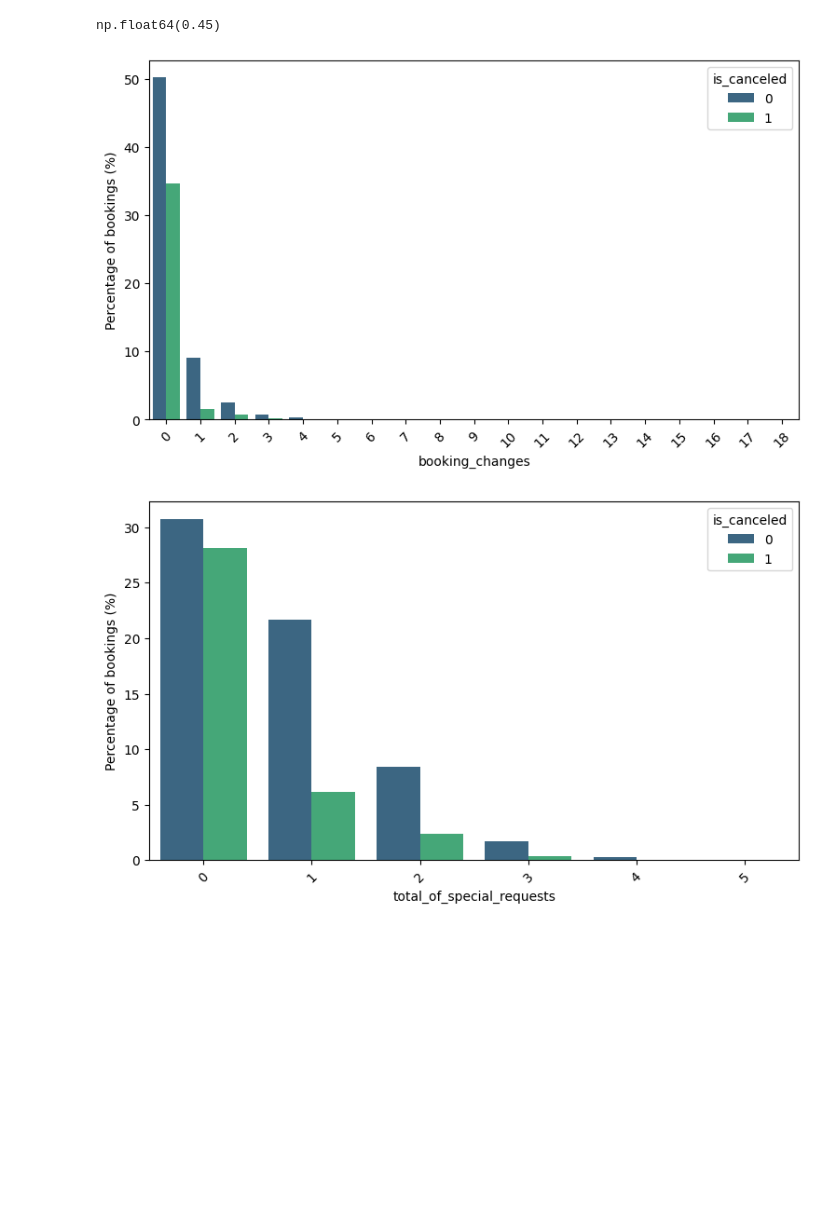
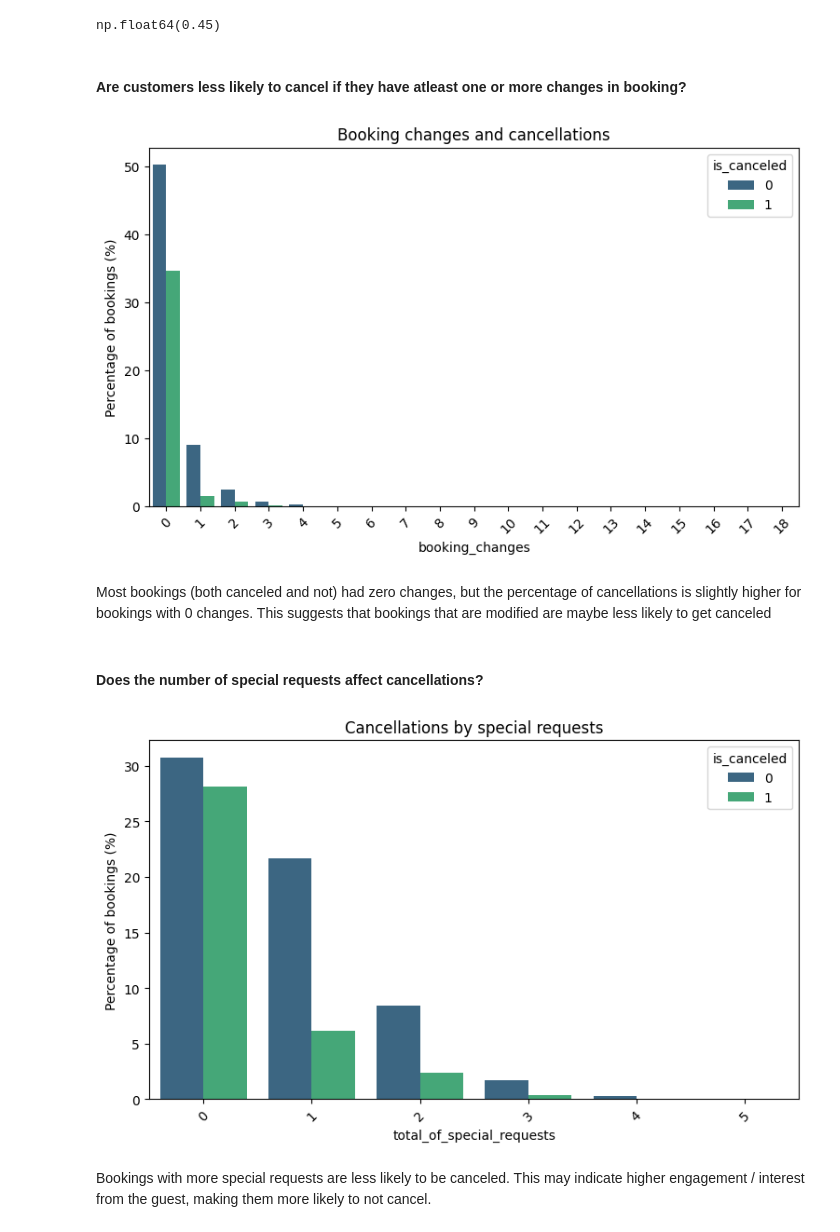
Before and after one commit to Parth-11022004/hotel_booking_cancellation_prediction, a Jupyter notebook: Hotel_bookings_EDA.ipynb, the cells around one changed output. Saved outputs shown, nothing was run; the diff lists cells and outputs as text; code cells hidden in the pictures; blank space fills up the shorter version.

```diff
--- a/Hotel_bookings_EDA.ipynb
+++ b/Hotel_bookings_EDA.ipynb
@@ -417,19 +417,29 @@ np.float64(0.04)
 round(df[(df['assigned_room_type'] == 'A') & (df['reserved_room_type'] == 'A')]['is_canceled'].mean(),2)
 # %% [output]
 np.float64(0.45)
+# %% [markdown]
+#### Are customers less likely to cancel if they have atleast one or more changes in booking?
 # %%
 plt.figure(figsize=(9,5))
 sns.countplot(data=df,x='booking_changes',hue='is_canceled',palette='viridis',stat='percent')
 plt.ylabel('Percentage of bookings (%)')
+plt.title('Booking changes and cancellations')
 plt.xticks(rotation=45)
 plt.show()
 # %% [output]
-[figure, old version]
+[figure, new version]
+# %% [markdown]
+Most bookings (both canceled and not) had zero changes, but the percentage of cancellations is slightly higher for bookings with 0 changes. This suggests that bookings that are modified are maybe less likely to get canceled
+# %% [markdown]
+#### Does the number of special requests affect cancellations?
 # %%
 plt.figure(figsize=(9,5))
 sns.countplot(data=df,x='total_of_special_requests',hue='is_canceled',palette='viridis',stat='percent')
 plt.ylabel('Percentage of bookings (%)')
+plt.title('Cancellations by special requests')
 plt.xticks(rotation=45)
 plt.show()
 # %% [output]
-[figure, old version]
+[figure, new version]
+# %% [markdown]
+Bookings with more special requests are less likely to be canceled. This may indicate higher engagement / interest from the guest, making them more likely to not cancel.
```
Also changed, not shown: parts of 12 cells of this notebook.
